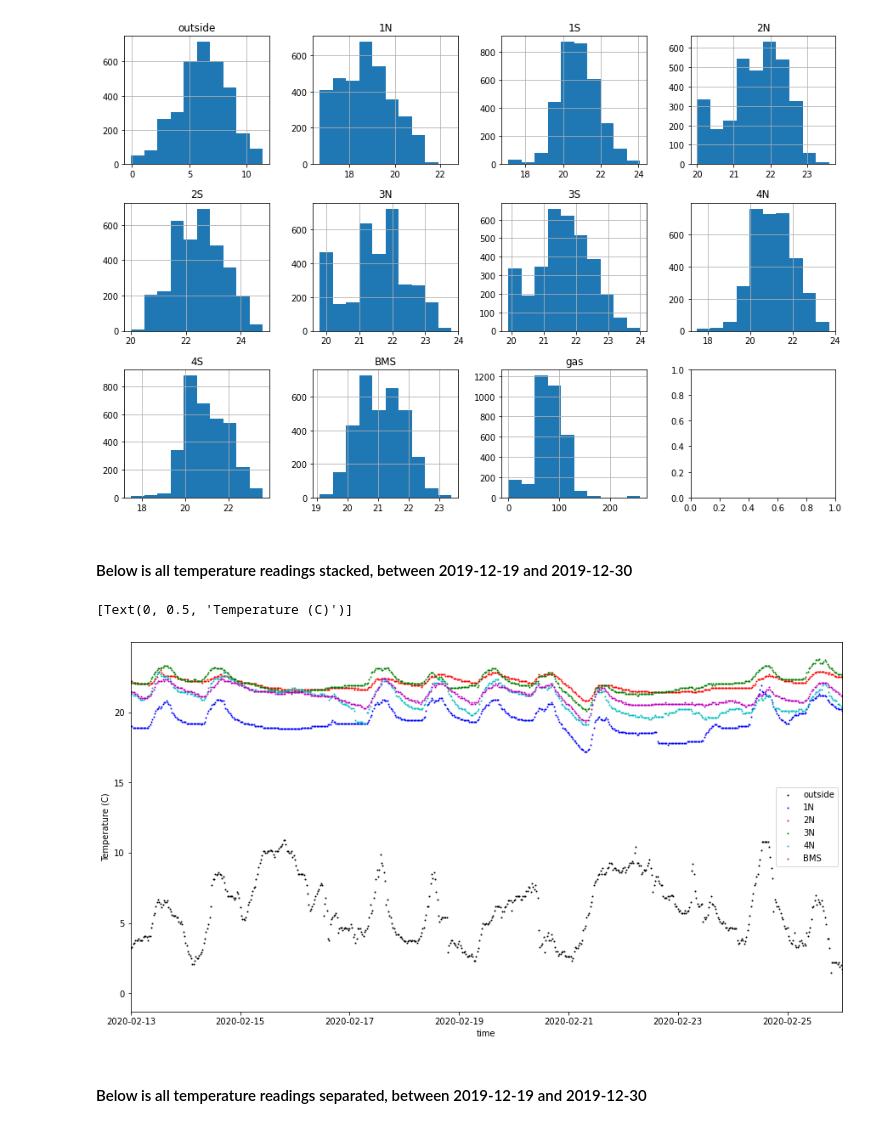
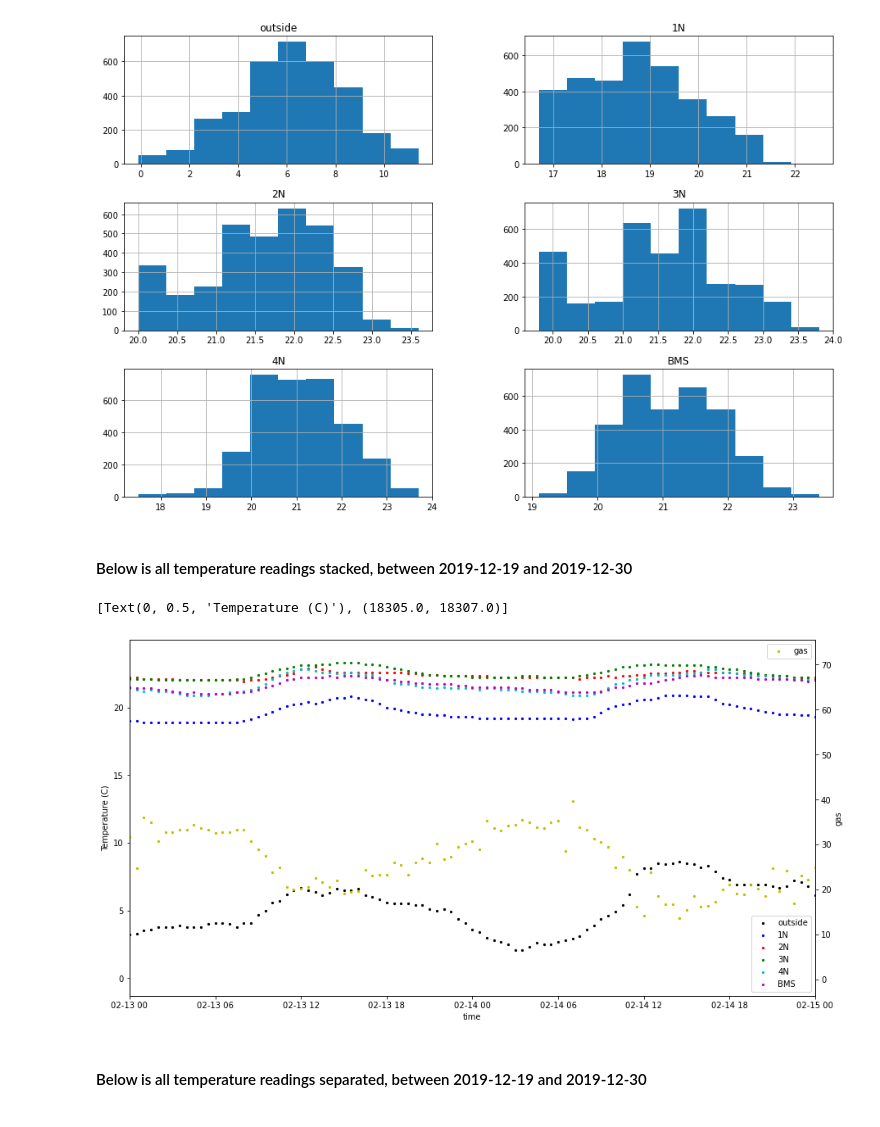
Before and after one commit to harry-rendell/building_simulation, a Jupyter notebook: parsing_stoke.ipynb, the cells around one changed output. Saved outputs shown, nothing was run; the diff lists cells and outputs as text; code cells hidden in the pictures.

Commit message:
Fitting model to real data

```diff
--- a/parsing_stoke.ipynb
+++ b/parsing_stoke.ipynb
@@ -6,2 +8,8 @@ import matplotlib.pyplot as plt
 # %%
-df = pd.read_csv('data/stoke_delta_t.csv')
+df = pd.read_csv('data/stoke_delta_t.csv', comment='#')
+df = df.dropna()
+df['time'] = pd.to_datetime(df['time'])
+df['timestamp'] = df['time'].values.astype(np.int64)//10**9 # Add a timestamp column, measured in seconds
+cols = ['outside','1N','2N','3N','4N','BMS'] # select a subset of columns
+df['gas'] *= 1000/(3600) # convert kW*h to W*s (factor of 2 for 1/2 hour?)
+df.describe()
@@ -38,8 +26,8 @@ df.describe()
 # %%
-fig, ax = plt.subplots(3,4, figsize=(15,10))
-df.hist(ax=ax.ravel()[:-1]);
+fig, ax = plt.subplots(3,2, figsize=(15,10))
+df.hist(cols, ax=ax.ravel());
 # %% [output]
-[figure, old version]
+[figure, new version]
 # %% [markdown]
 #### Below is all temperature readings stacked, between 2019-12-19 and 2019-12-30
 # %%
@@ -49,14 +38,15 @@ xlim2 = ['2019-12-19T00:00:00.00','2019-12-30T00:00:00.00']
 # %%
 fig, ax = plt.subplots(1,1, figsize=(15,8))
 colors = 'kbrgcm'
-cols = ['outside','1N','2N','3N','4N','BMS']
 for i, col in enumerate(cols):
-    df.plot(x='time', y=col, kind='scatter', s=1, ax=ax, xlim=xlim1, label=col, color=colors[i])
-ax.set(ylabel = 'Temperature (C)')
+    df.plot(x='time', y=col, kind='scatter', s=5, ax=ax, label=col, color=colors[i])
+ax2 = ax.twinx()
+df.plot(x='time', y='gas', kind='scatter', s=5, ax=ax2, color='y', label='gas')
+ax.set(ylabel = 'Temperature (C)', xlim=xlim1)
 # ax.legend()
 # %% [output]
-[Text(0, 0.5, 'Temperature (C)')]
+[Text(0, 0.5, 'Temperature (C)'), (18305.0, 18307.0)]
-[figure, old version]
+[figure, new version]
 # %% [markdown]
 #### Below is all temperature readings separated, between 2019-12-19 and 2019-12-30
 # %%
```
Also changed, not shown: parts of 20 cells of this notebook, 7 other files.
